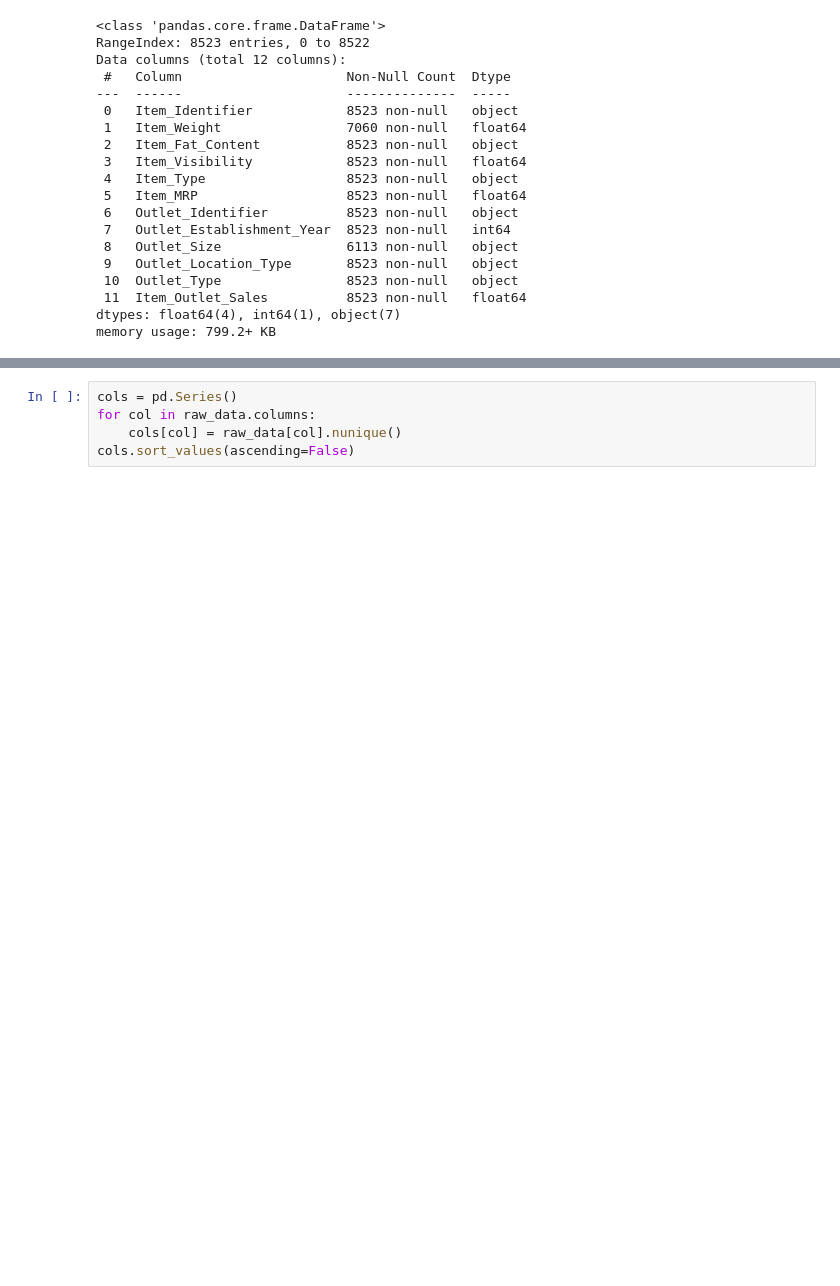
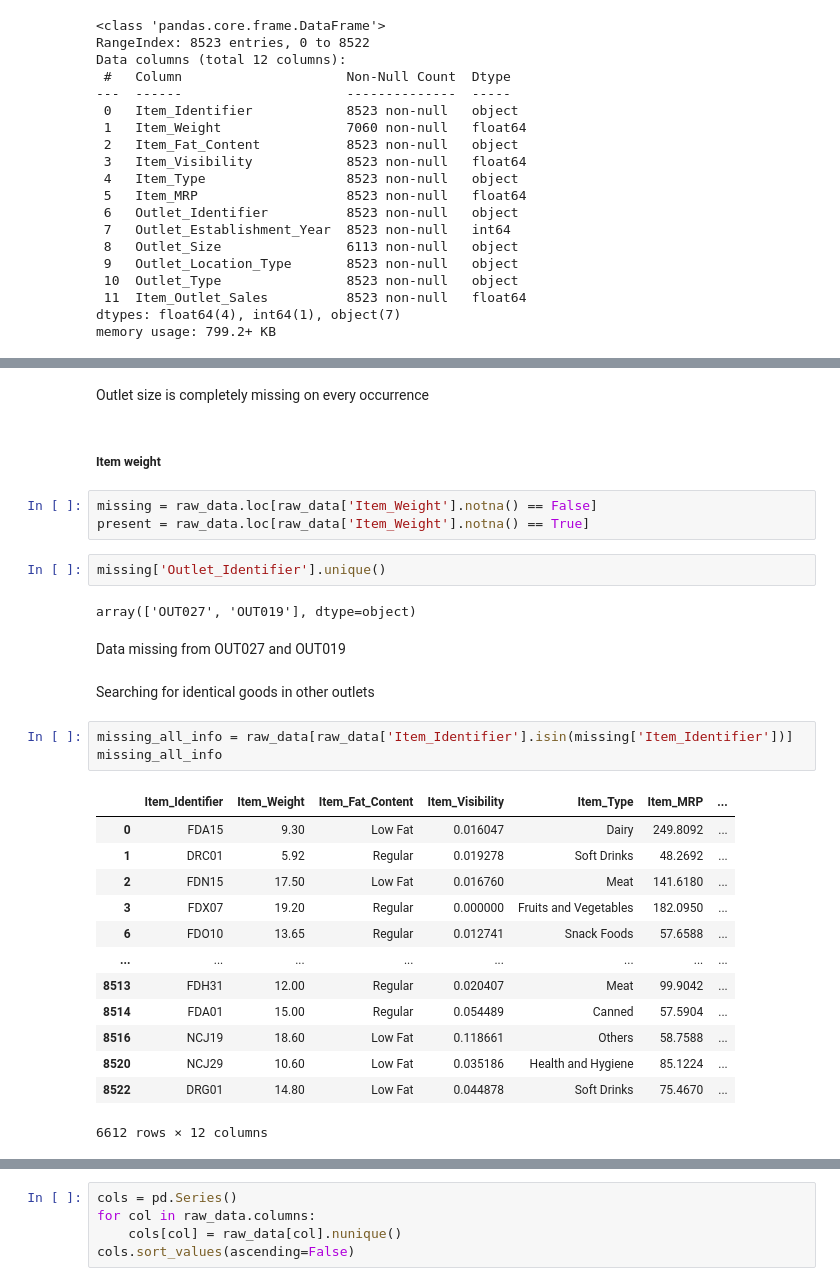
Before and after one commit to Demvok/BigMartSalesPrediction, a Jupyter notebook: BigMartSalesPrediction.ipynb, the cells around one changed output, grey strips where cells are left out. Cells and saved outputs as stored; diff of their text form; blank space fills up the shorter version.

```diff
--- a/BigMartSalesPrediction.ipynb
+++ b/BigMartSalesPrediction.ipynb
@@ -51,0 +100,32 @@ memory usage: 799.2+ KB
+# %% [markdown]
+Outlet size is completely missing on every occurrence
+# %% [markdown]
+##### Item weight
+# %%
+missing = raw_data.loc[raw_data['Item_Weight'].notna() == False]
+present = raw_data.loc[raw_data['Item_Weight'].notna() == True]
+# %%
+missing['Outlet_Identifier'].unique()
+# %% [output]
+array(['OUT027', 'OUT019'], dtype=object)
+# %% [markdown]
+Data missing from OUT027 and OUT019
+# %% [markdown]
+Searching for identical goods in other outlets
+# %%
+missing_all_info = raw_data[raw_data['Item_Identifier'].isin(missing['Item_Identifier'])]
+missing_all_info
+# %% [output]
+|  | Item_Identifier | Item_Weight | Item_Fat_Content | Item_Visibility | Item_Type | Item_MRP | ... |
+| 0 | FDA15 | 9.30 | Low Fat | 0.016047 | Dairy | 249.8092 | ... |
+| 1 | DRC01 | 5.92 | Regular | 0.019278 | Soft Drinks | 48.2692 | ... |
+| 2 | FDN15 | 17.50 | Low Fat | 0.016760 | Meat | 141.6180 | ... |
+| 3 | FDX07 | 19.20 | Regular | 0.000000 | Fruits and Vegetables | 182.0950 | ... |
+| 6 | FDO10 | 13.65 | Regular | 0.012741 | Snack Foods | 57.6588 | ... |
+| ... | ... | ... | ... | ... | ... | ... | ... |
+| 8513 | FDH31 | 12.00 | Regular | 0.020407 | Meat | 99.9042 | ... |
+| 8514 | FDA01 | 15.00 | Regular | 0.054489 | Canned | 57.5904 | ... |
+| 8516 | NCJ19 | 18.60 | Low Fat | 0.118661 | Others | 58.7588 | ... |
+| 8520 | NCJ29 | 10.60 | Low Fat | 0.035186 | Health and Hygiene | 85.1224 | ... |
+| 8522 | DRG01 | 14.80 | Low Fat | 0.044878 | Soft Drinks | 75.4670 | ... |
+6612 rows × 12 columns
```
Also changed, not shown: parts of 18 cells of this notebook.
